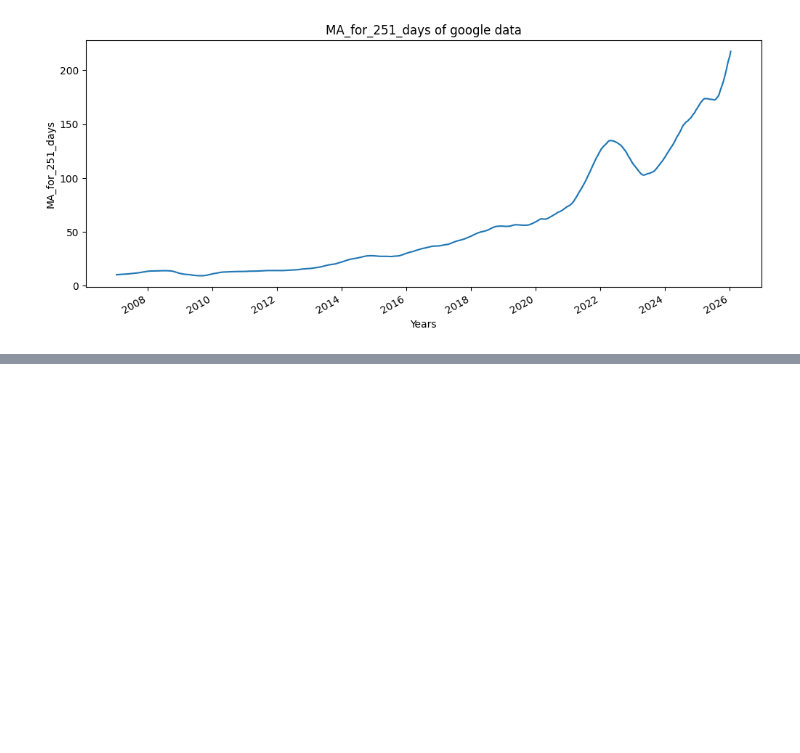
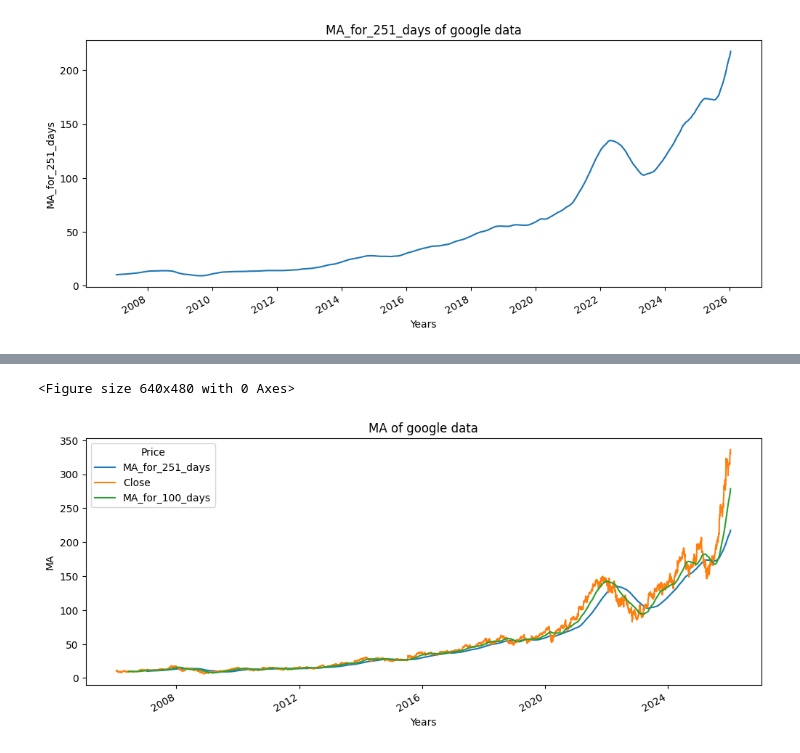
Before and after one commit to BibekRai44/basic-ml-project, a Jupyter notebook: google-stock-prediction.ipynb, the cells around one changed output, grey strips where cells are left out. Drawn from its saved outputs; the diff is of its cells as text; code cells hidden in the pictures; blank space fills up the shorter version.

```diff
--- a/google-stock-prediction.ipynb
+++ b/google-stock-prediction.ipynb
@@ -153,0 +165,5 @@ plot_graph((12,5),dataset['MA_for_251_days'],'MA_for_251_days')
+# %%
+plot_graph((12,5),dataset[['MA_for_251_days','Close','MA_for_100_days']],'MA')
+# %% [output]
+<Figure size 640x480 with 0 Axes>
+[figure, added]
```
Also changed, not shown: parts of 12 cells of this notebook.
